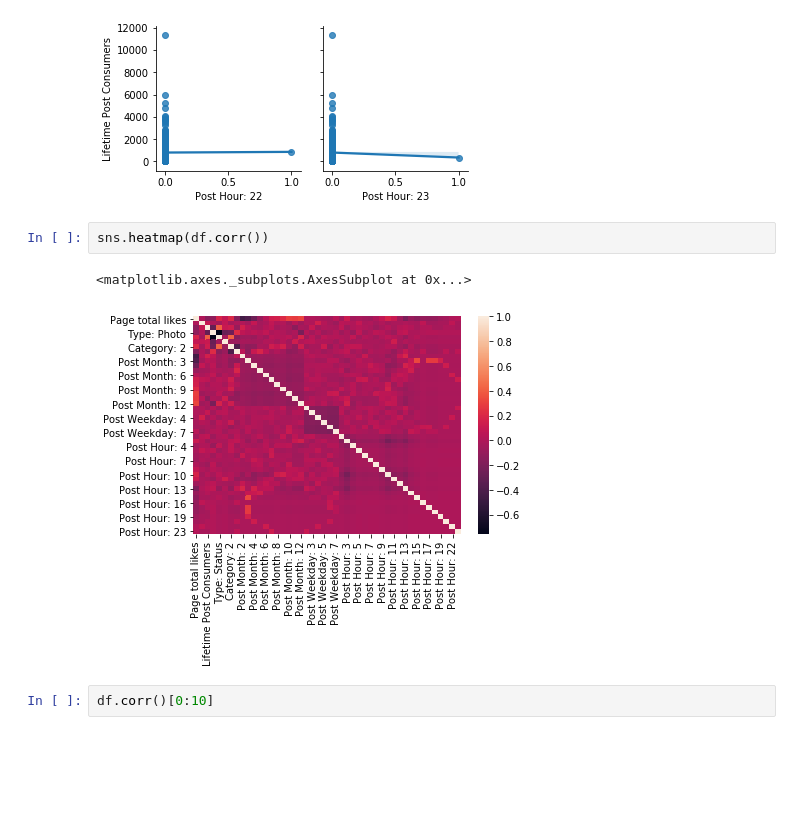
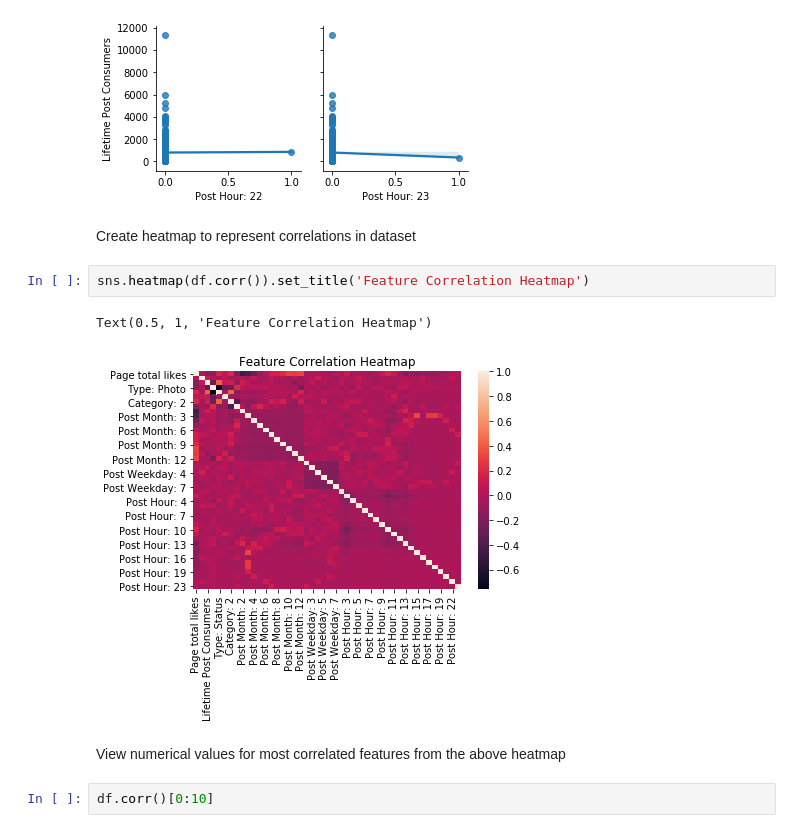
Before and after one commit to blantj/facebook_metrics_regression, a Jupyter notebook: Modeling.ipynb, the cells around one changed output. Cells and saved outputs as stored; diff of their text form; blank space fills up the shorter version.

```diff
--- a/Modeling.ipynb
+++ b/Modeling.ipynb
@@ -156,11 +198,15 @@ for cols in cols_list:
 [figure]
 [figure]
 [figure]
+# %% [markdown]
+Create heatmap to represent correlations in dataset
 # %%
-sns.heatmap(df.corr())
+sns.heatmap(df.corr()).set_title('Feature Correlation Heatmap')
 # %% [output]
-<matplotlib.axes._subplots.AxesSubplot at 0x...>
+Text(0.5, 1, 'Feature Correlation Heatmap')
-[figure, old version]
+[figure, new version]
+# %% [markdown]
+View numerical values for most correlated features from the above heatmap
 # %%
 df.corr()[0:10]
 # %% [output]
```
Also changed, not shown: parts of 28 cells of this notebook.
